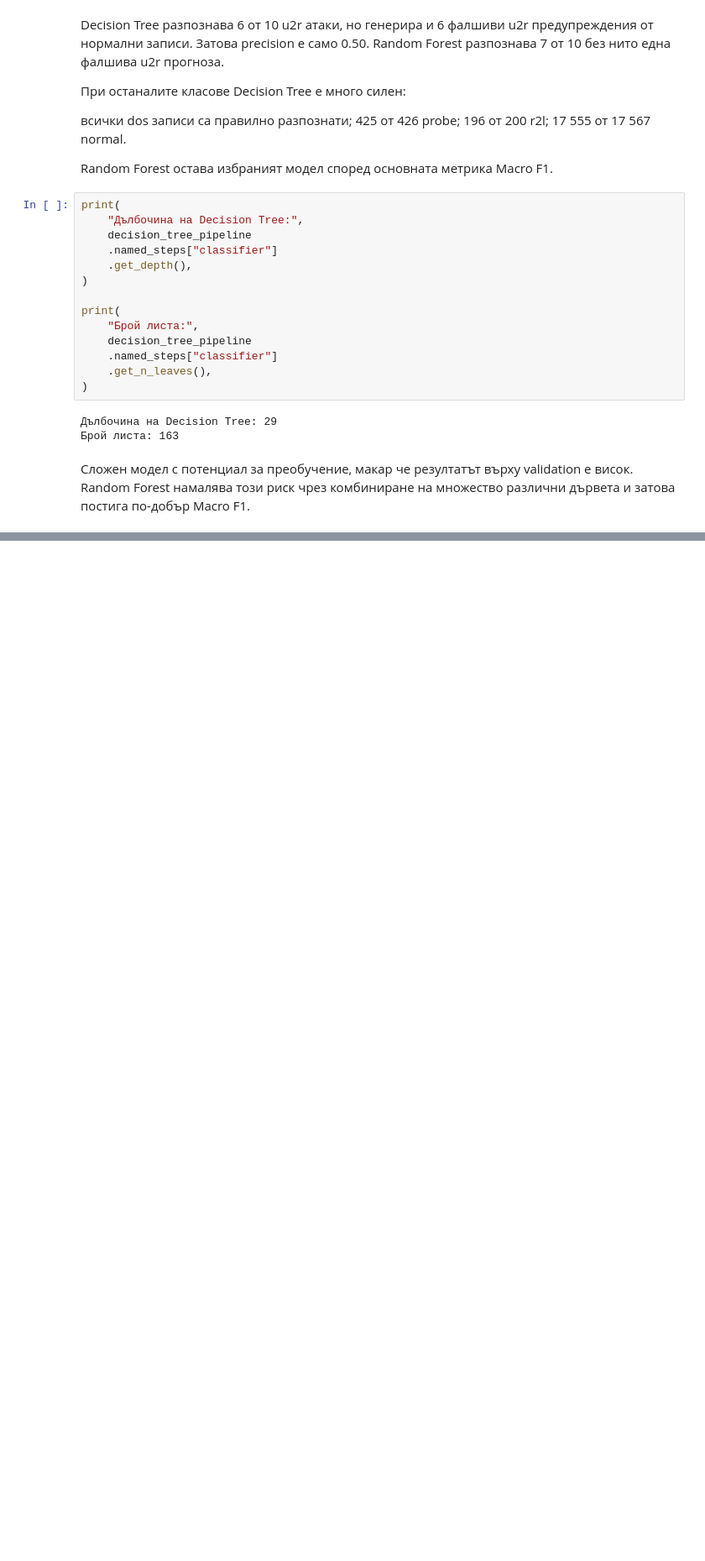
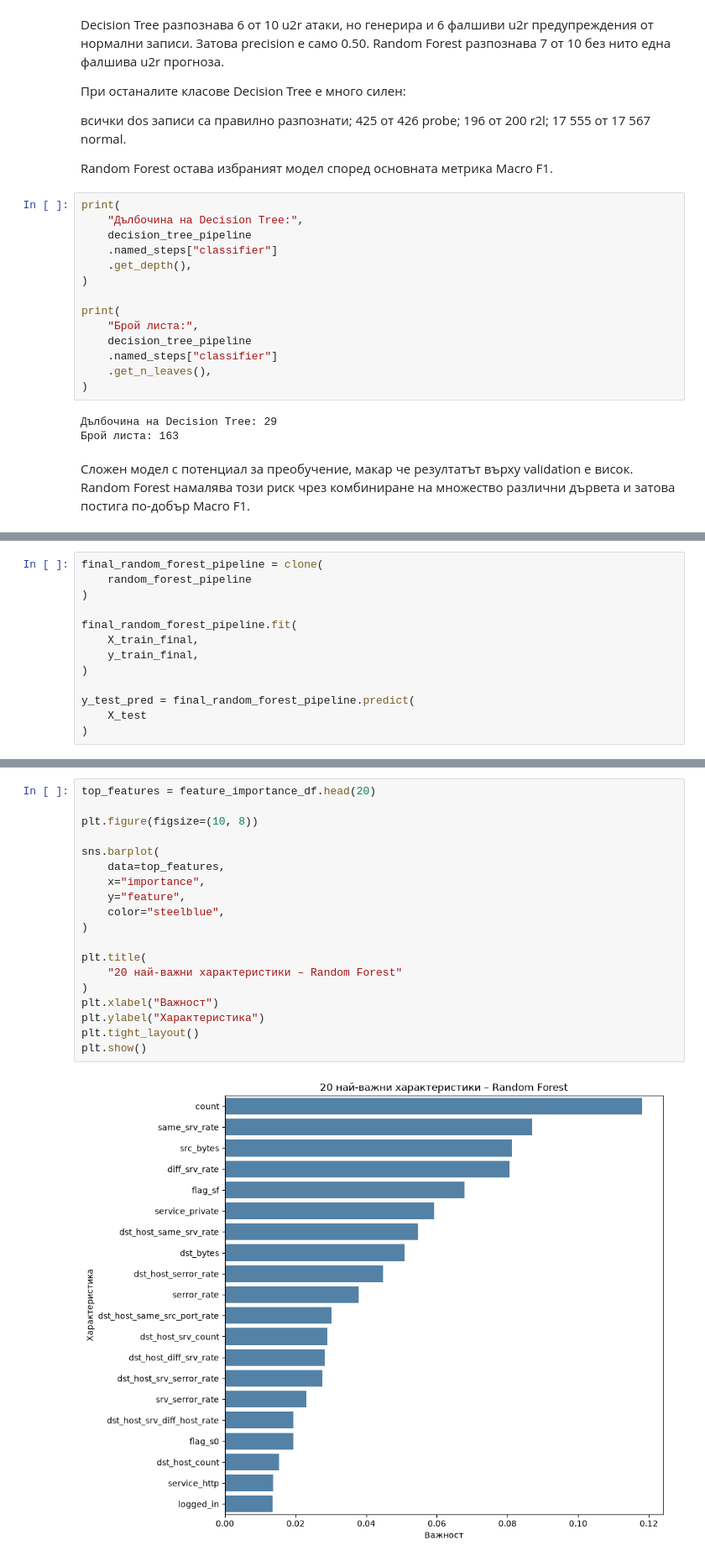
Before and after one commit to gabriela-1122/network-intrusion-detection, a Jupyter notebook: notebooks/EDA.ipynb, the cells around one changed output, grey strips where cells are left out. Shown at 84% size. Drawn from its saved outputs; the diff is of its cells as text; blank space fills up the shorter version.

```diff
--- a/notebooks/EDA.ipynb
+++ b/notebooks/EDA.ipynb
@@ -1087,0 +1315,13 @@ print(
+# %%
+final_random_forest_pipeline = clone(
+    random_forest_pipeline
+)
+
+final_random_forest_pipeline.fit(
+    X_train_final,
+    y_train_final,
+)
+
+y_test_pred = final_random_forest_pipeline.predict(
+    X_test
+)
@@ -1087,0 +1663,21 @@ print(
+# %%
+top_features = feature_importance_df.head(20)
+
+plt.figure(figsize=(10, 8))
+
+sns.barplot(
+    data=top_features,
+    x="importance",
+    y="feature",
+    color="steelblue",
+)
+
+plt.title(
+    "20 най-важни характеристики – Random Forest"
+)
+plt.xlabel("Важност")
+plt.ylabel("Характеристика")
+plt.tight_layout()
+plt.show()
+# %% [output]
+[figure, added]
```
Also changed, not shown: parts of 25 cells of this notebook, 1 other file.
